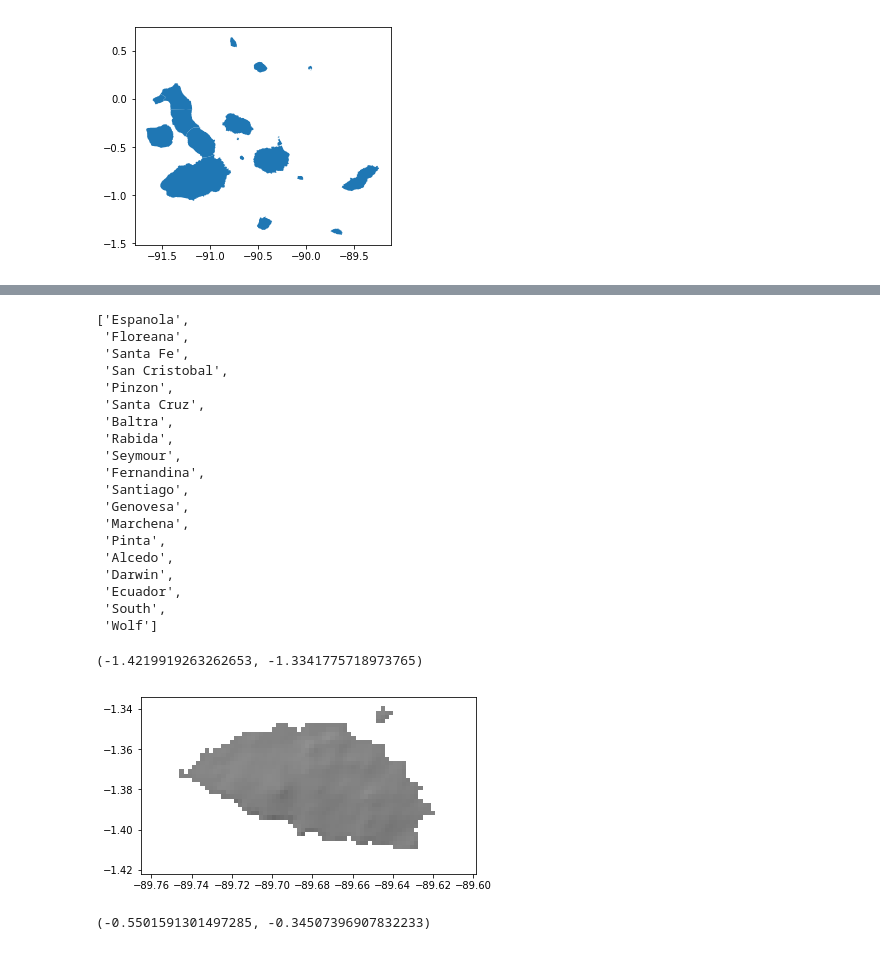
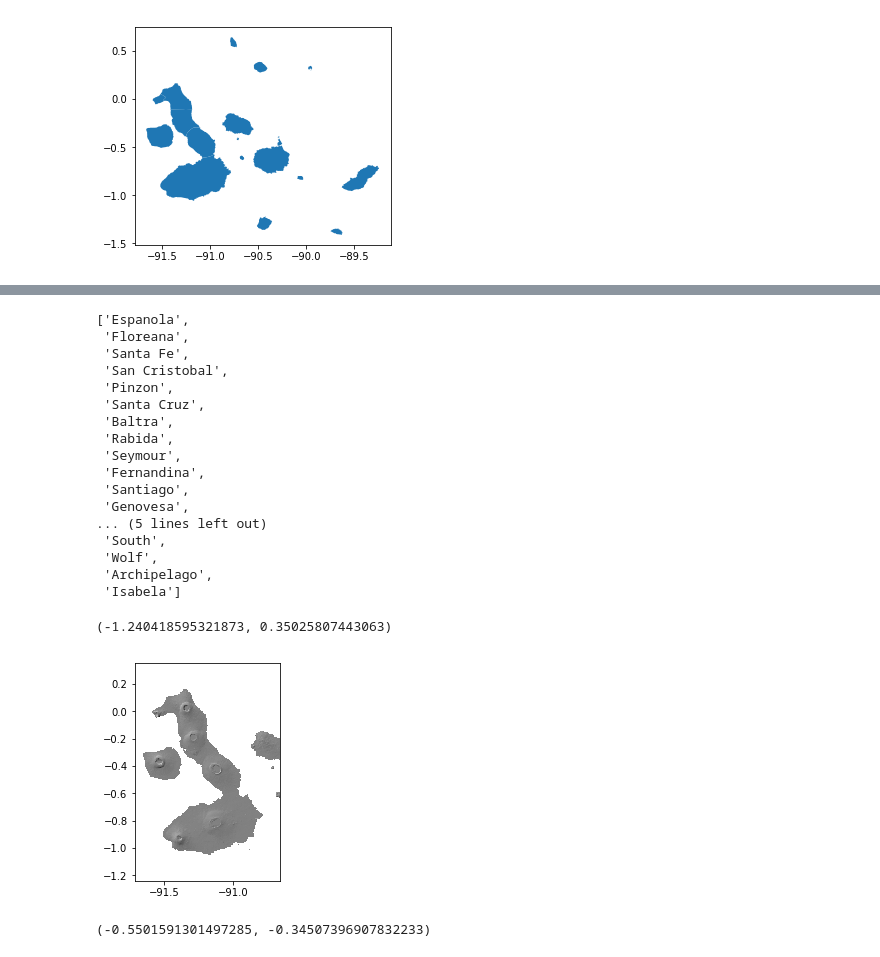
Before and after one commit to hamishgibbs/Tortoise_Mapping, a Jupyter notebook: BBox_Analysis (1).ipynb, the cells around one changed output, grey strips where cells are left out. Saved outputs shown, nothing was run; the diff lists cells and outputs as text; code cells hidden in the pictures.

```diff
--- a/BBox_Analysis (1).ipynb
+++ b/BBox_Analysis (1).ipynb
@@ -86,6 +86,10 @@ bbox = {}
 #Note: this is an array, not a Polygon
 bbox['Archipelago'] = volcanoes.total_bounds
 
+#Store one bbox for all of isabela
+isabela_list = ['Darwin', 'Alcedo', 'Ecuador', 'South', 'Wolf']
+bbox['Isabela'] = volcanoes[volcanoes['Name'].isin(isabela_list)].total_bounds
+
 #Store one bounding box for each volcano
 for island in volcano_names:
   bbox[island] = volcanoes[volcanoes['Name']==island].envelope
@@ -95,7 +103,7 @@ def x_lim_island(bboxes, island):
 
   zoom_factor = 0.15
 
-  if island == 'Archipelago':
+  if island in ['Archipelago', 'Isabela']:
     xmin = bbox[island][0]
     xmax = bbox[island][2]
 
@@ -115,7 +123,7 @@ def y_lim_island(bboxes, island):
 
   zoom_factor = 0.15
 
-  if island == 'Archipelago':
+  if island in ['Archipelago', 'Isabela']:
     ymin = bbox[island][1]
     ymax = bbox[island][3]
 
@@ -132,6 +140,6 @@ def y_lim_island(bboxes, island):
     return(ymin - zoom, ymax + zoom)
 # %%
 #Test on an environmental dataset
-a_dem = rasterio.open('drive/My Drive/Hamish mapping/Hamish mapping/Environmental layers/DEM/Elevation.tif')
+hillshade = rasterio.open('drive/My Drive/Hamish mapping/Hamish mapping/tmp/hillshade.tif')
 # %%
 #Name of the island to plot
@@ -159,18 +167,20 @@ class Bounding_Boxes:
     #Add vector_data attribute to inspect original vector data
     self.vector_data = vector_data
 
-    #Add volcano_names class to inspect all unique volcano names (useful for plotting)
-    volcano_names = list(vector_data.Name.unique())
-    self.volcano_names = volcano_names
+    bbox = {}
+    bbox['Archipelago'] = vector_data.total_bounds
 
-    #Add bboxes attribute to store bounding boxes around each volcano
-    bbox = {}
-    #Create one bounding box for the entire archipelago
-    bbox['Archipelago'] = vector_data.total_bounds
-    #Create bounding box for each island
-    for island in volcano_names:
+    isabela_list = ['Darwin', 'Alcedo', 'Ecuador', 'South', 'Wolf']
+
+    bbox['Isabela'] = vector_data[vector_data['Name'].isin(isabela_list)].total_bounds
+
+    for island in list(vector_data.Name.unique()):
       bbox[island] = vector_data[vector_data['Name']==island].envelope
     self.bboxes = bbox
+
+    #Add volcano_names class to inspect all unique volcano names (useful for plotting)
+    volcano_names = list(vector_data.Name.unique()) + ['Archipelago'] + ['Isabela']
+    self.volcano_names = volcano_names
 
   #Define a method to create matplotlib compatible xlim
   def x_lim_island(self, island, zoom_factor=0.15):
@@ -181,7 +191,7 @@ class Bounding_Boxes:
     z_factor = zoom_factor
 
     #Archipelago is a ndarray data type not a Shapely Polygon
-    if island == 'Archipelago':
+    if island in ['Archipelago', 'Isabela']:
       xmin = self.bboxes[island][0]
       xmax = self.bboxes[island][2]
 
@@ -205,7 +215,7 @@ class Bounding_Boxes:
 
     z_factor = zoom_factor
 
-    if island == 'Archipelago':
+    if island in ['Archipelago', 'Isabela']:
       ymin = self.bboxes[island][1]
       ymax = self.bboxes[island][3]
 
@@ -244,25 +254,23 @@ island_boxes.volcano_names
  'Fernandina',
  'Santiago',
  'Genovesa',
- 'Marchena',
- 'Pinta',
- 'Alcedo',
- 'Darwin',
- 'Ecuador',
+... (5 lines left out)
  'South',
- 'Wolf']
+ 'Wolf',
+ 'Archipelago',
+ 'Isabela']
 # %%
-volcano_to_plot = 'Espanola'
+volcano_to_plot = 'Isabela'
 
 plt.imshow(hillshade.read(1),
           extent=(hillshade.bounds[0], hillshade.bounds[2], hillshade.bounds[1], hillshade.bounds[3]),
           cmap='gray')
 
 plt.xlim(island_boxes.x_lim_island(volcano_to_plot))
 plt.ylim(island_boxes.y_lim_island(volcano_to_plot))
 # %% [output]
-(-1.4219919263262653, -1.3341775718973765)
+(-1.240418595321873, 0.35025807443063)
-[figure, old version]
+[figure, new version]
 # %%
 #Example with extreme y zoom out
 volcano_to_plot = 'Baltra'
```
Also changed, not shown: parts of 3 cells of this notebook.
